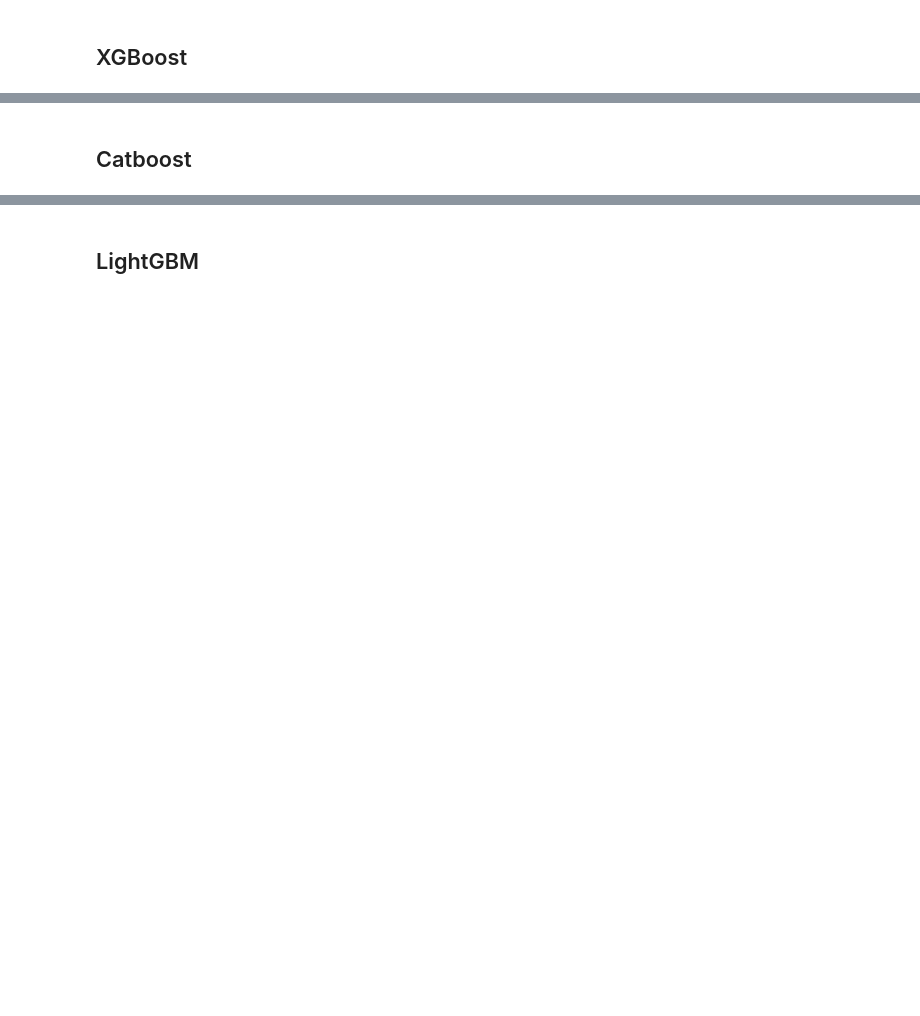
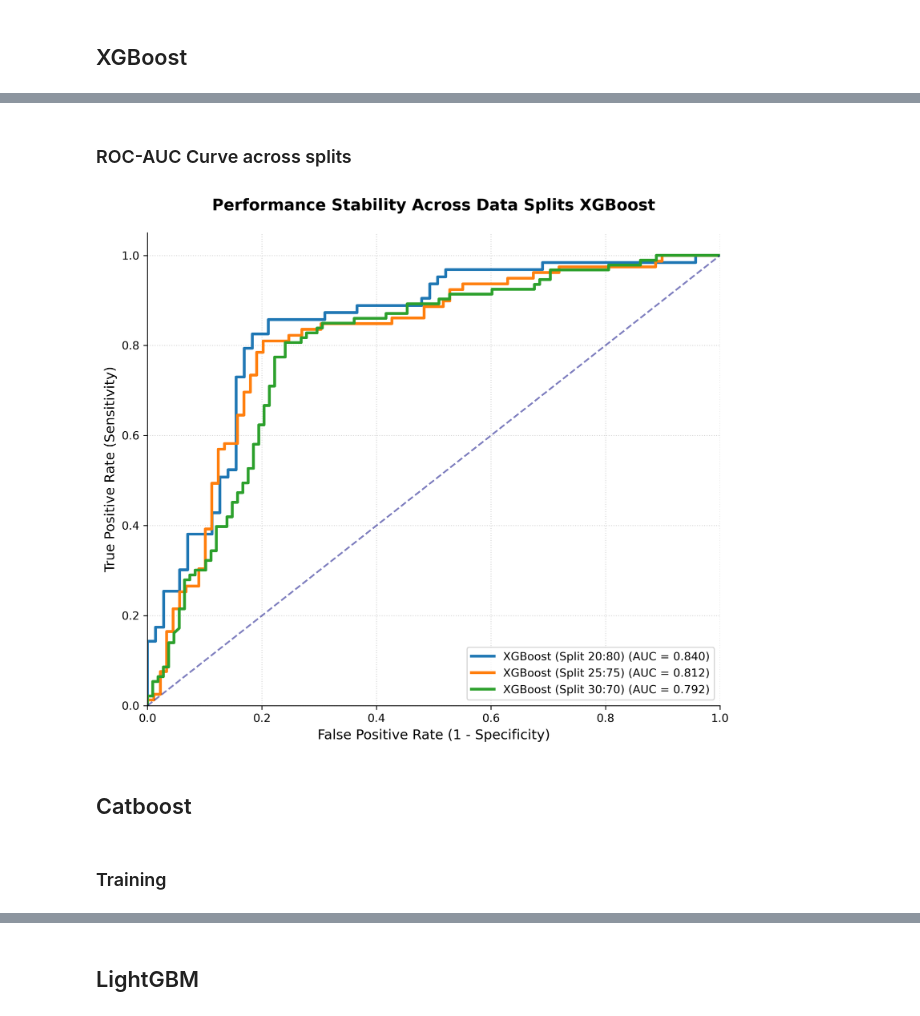
Before and after one commit to itsqal/LIK-disaster-risk-modeling, a Jupyter notebook: comparison_modeling.ipynb, the cells around one changed output, grey strips where cells are left out. Saved outputs shown, nothing was run; the diff lists cells and outputs as text; code cells hidden in the pictures; blank space fills up the shorter version.

```diff
--- a/comparison_modeling.ipynb
+++ b/comparison_modeling.ipynb
@@ -177,2 +210,39 @@ X_train, X_test, y_train, y_test = train_test_split(X, y, test_size=0.2, random_
+# %%
+# Visualize ROC-AUC curve function
+
+def plot_multimodel_roc(model_dict, title="ROC Curve Analysis", save_path=None):
+
+    plt.figure(figsize=(8, 7), dpi=300)
+    colors = ['#1f77b4', '#ff7f0e', '#2ca02c', '#d62728', '#9467bd', '#8c564b']
+
+    for i, (label, (model, X_test, y_test)) in enumerate(model_dict.items()):
+        y_prob = model.predict_proba(X_test)[:, 1]
+
+        fpr, tpr, _ = roc_curve(y_test, y_prob)
+        roc_auc = auc(fpr, tpr)
+
+        plt.plot(fpr, tpr, lw=2.5, color=colors[i % len(colors)],
+                 label=f'{label} (AUC = {roc_auc:.3f})')
+
+    plt.plot([0, 1], [0, 1], color='navy', lw=1.5, linestyle='--', alpha=0.5)
+
+    plt.xlim([0.0, 1.0])
+    plt.ylim([0.0, 1.05])
+    plt.xlabel('False Positive Rate (1 - Specificity)', fontsize=12, fontweight='500')
+    plt.ylabel('True Positive Rate (Sensitivity)', fontsize=12, fontweight='500')
+    plt.title(title, fontsize=14, fontweight='bold', pad=20)
+    plt.legend(loc="lower right", fontsize=10, frameon=True, shadow=False)
+    plt.grid(visible=True, linestyle=':', alpha=0.5)
+
+    ax = plt.gca()
+    ax.spines['top'].set_visible(False)
+    ax.spines['right'].set_visible(False)
+
+    plt.tight_layout()
+
+    if save_path:
+        plt.savefig(save_path, bbox_inches='tight')
+
+    plt.show()
 # %% [markdown]
 ## XGBoost
@@ -255 +365,13 @@ weighted avg       0.82      0.81      0.81       134
+# %% [markdown]
+### ROC-AUC Curve across splits
+# %%
+my_models = {
+    'XGBoost (Split 20:80)': (xgb_20, X_test_20, y_test_20),
+    'XGBoost (Split 25:75)': (xgb_25, X_test_25, y_test_25),
+    'XGBoost (Split 30:70)': (xgb_30, X_test_30, y_test_30)
+}
+
+plot_multimodel_roc(my_models, title="Performance Stability Across Data Splits XGBoost", save_path="images/roc_auc_xgb.png")
+# %% [output]
+[figure, added]
 # %%
@@ -258,5 +380,7 @@ best_xgb.save_model('models/xgb_behavioural.json')
 # %% [markdown]
 ## Catboost
+# %% [markdown]
+### Training
 # %%
 from catboost import CatBoostClassifier
 
```
Also changed, not shown: parts of 36 cells of this notebook, 3 other files.
